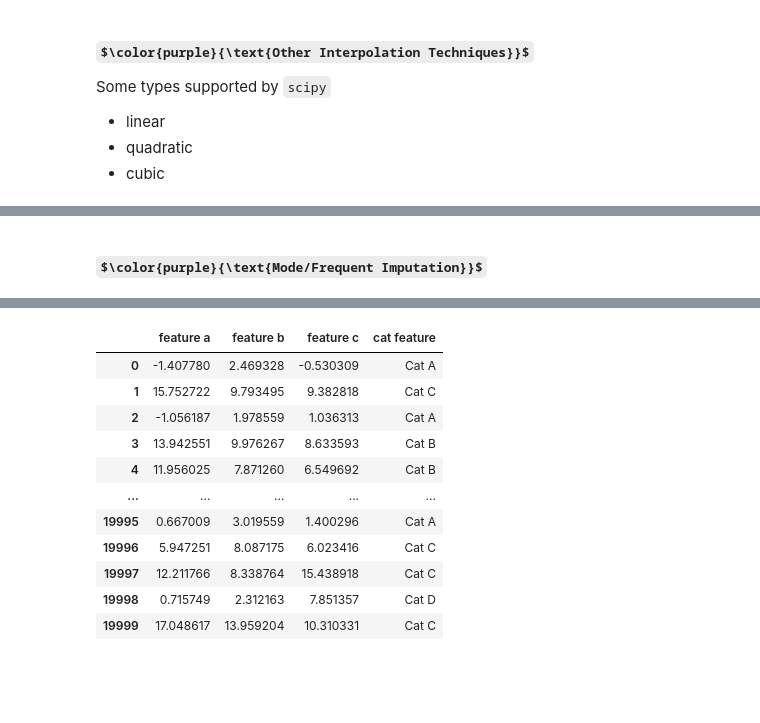
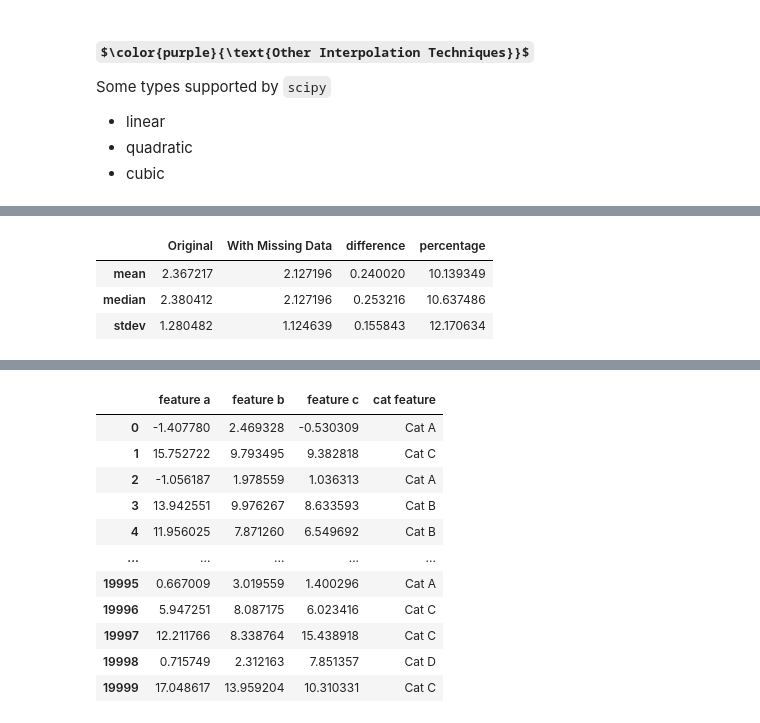
Before and after one commit to WestHealth/scipy2022-missingness-tutorial, a Jupyter notebook: master/4 - Common Treatment Practices and Pitfalls.ipynb, the cells around one changed output, grey strips where cells are left out. Saved outputs shown, nothing was run; the diff lists cells and outputs as text; code cells hidden in the pictures; some formulas as TeX source; blank space fills up the shorter version.

```diff
--- a/master/4 - Common Treatment Practices and Pitfalls.ipynb
+++ b/master/4 - Common Treatment Practices and Pitfalls.ipynb
@@ -212,2 +185,7 @@ mar_df.fillna(mar_df['feature a'].median())
-# %% [markdown]
-#### $\color{purple}{\text{Mode/Frequent Imputation}}$
+# %%
+stat_comparison( pristine_df, imputed, 'feature a')
+# %% [output]
+|  | Original | With Missing Data | difference | percentage |
+| mean | 2.367217 | 2.127196 | 0.240020 | 10.139349 |
+| median | 2.380412 | 2.127196 | 0.253216 | 10.637486 |
+| stdev | 1.280482 | 1.124639 | 0.155843 | 12.170634 |
```
Also changed, not shown: parts of 17 cells of this notebook, 3 other files.
